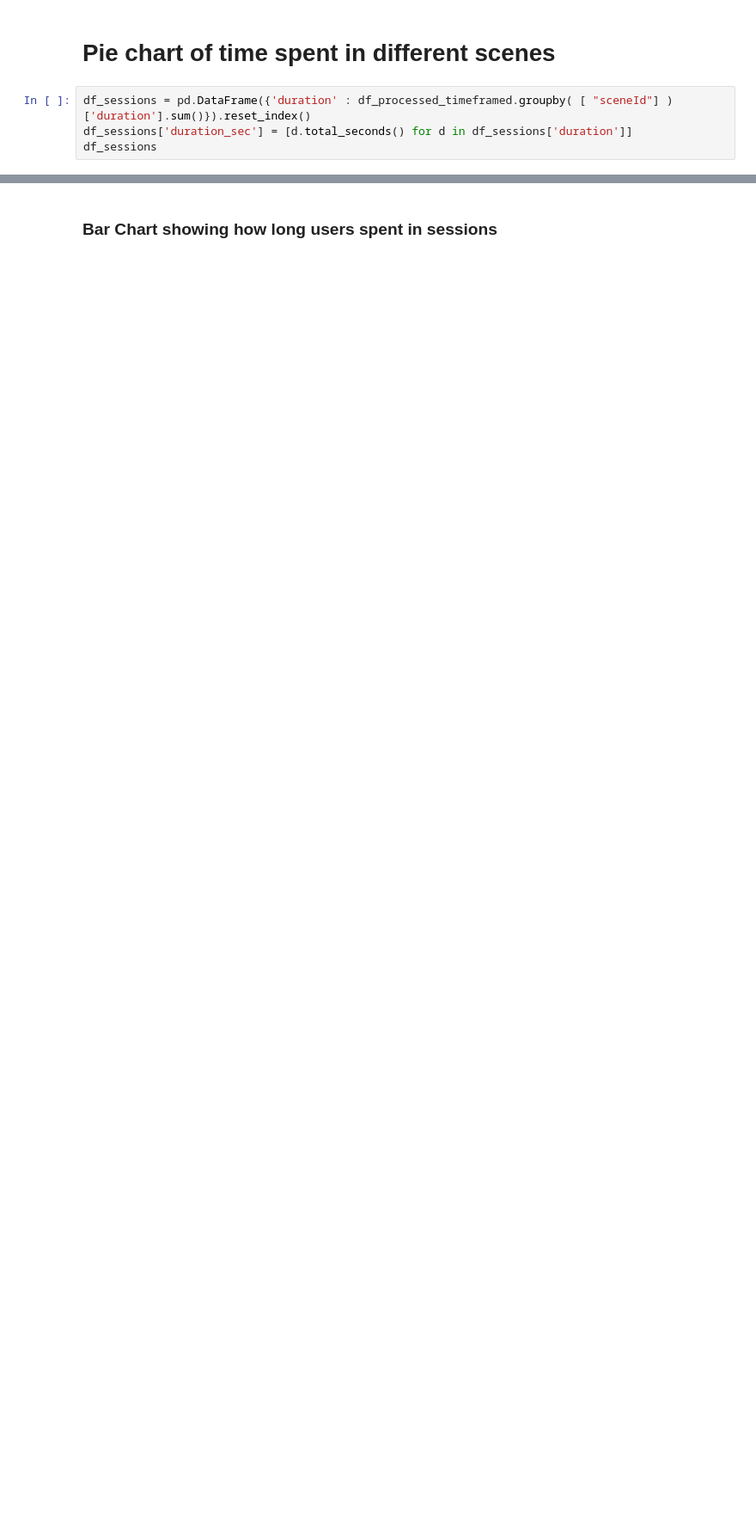
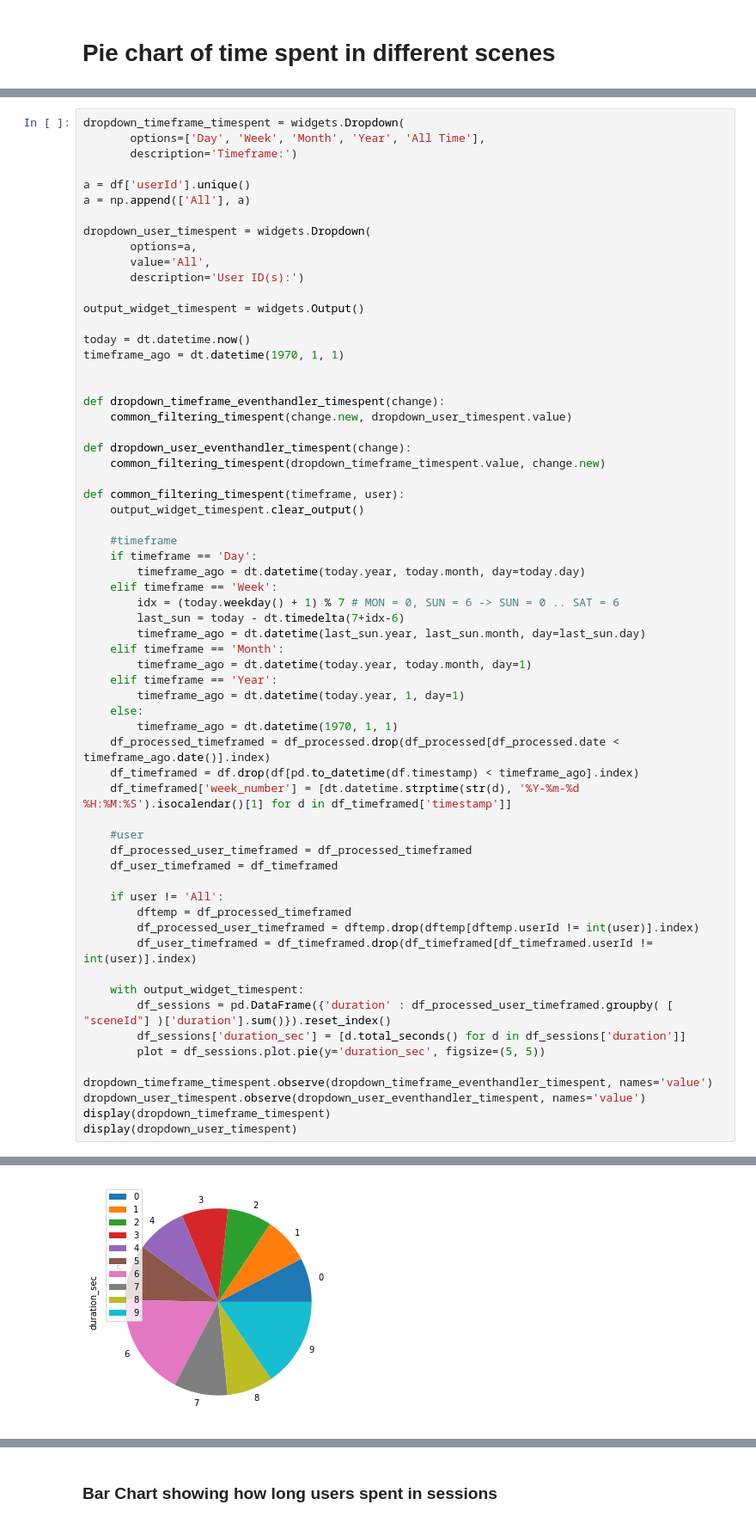
Before and after one commit to donutboy929/tictactAI, a Jupyter notebook: jupyter/visualise-a28-metrics/visualiser.ipynb, the cells around one changed output, grey strips where cells are left out. Shown at 86% size. Saved outputs shown, nothing was run; the diff lists cells and outputs as text; blank space fills up the shorter version.

Commit message:
feat: beautify notebook with dropdown menus for each graph to select timeframe and user to filter

```diff
--- a/jupyter/visualise-a28-metrics/visualiser.ipynb
+++ b/jupyter/visualise-a28-metrics/visualiser.ipynb
@@ -169,6 +227,2 @@ plt.show()
 # %% [markdown]
 # Pie chart of time spent in different scenes
-# %%
-df_sessions = pd.DataFrame({'duration' : df_processed_timeframed.groupby( [ "sceneId"] )['duration'].sum()}).reset_index()
-df_sessions['duration_sec'] = [d.total_seconds() for d in df_sessions['duration']]
-df_sessions
@@ -184,0 +229,64 @@ plot = df_sessions.plot.pie(y='duration_sec', figsize=(5, 5))
+# %%
+dropdown_timeframe_timespent = widgets.Dropdown(
+       options=['Day', 'Week', 'Month', 'Year', 'All Time'],
+       description='Timeframe:')
+
+a = df['userId'].unique()
+a = np.append(['All'], a)
+
+dropdown_user_timespent = widgets.Dropdown(
+       options=a,
+       value='All',
+       description='User ID(s):')
+
+output_widget_timespent = widgets.Output()
+
+today = dt.datetime.now()
+timeframe_ago = dt.datetime(1970, 1, 1)
+
+
+def dropdown_timeframe_eventhandler_timespent(change):
+    common_filtering_timespent(change.new, dropdown_user_timespent.value)
+
+def dropdown_user_eventhandler_timespent(change):
+    common_filtering_timespent(dropdown_timeframe_timespent.value, change.new)
+
+def common_filtering_timespent(timeframe, user):
+    output_widget_timespent.clear_output()
+
+    #timeframe
+    if timeframe == 'Day':
+        timeframe_ago = dt.datetime(today.year, today.month, day=today.day)
+    elif timeframe == 'Week':
+        idx = (today.weekday() + 1) % 7 # MON = 0, SUN = 6 -> SUN = 0 .. SAT = 6
+        last_sun = today - dt.timedelta(7+idx-6)
+        timeframe_ago = dt.datetime(last_sun.year, last_sun.month, day=last_sun.day)
+    elif timeframe == 'Month':
+        timeframe_ago = dt.datetime(today.year, today.month, day=1)
+    elif timeframe == 'Year':
+        timeframe_ago = dt.datetime(today.year, 1, day=1)
+    else:
+        timeframe_ago = dt.datetime(1970, 1, 1)
+    df_processed_timeframed = df_processed.drop(df_processed[df_processed.date < timeframe_ago.date()].index)
+    df_timeframed = df.drop(df[pd.to_datetime(df.timestamp) < timeframe_ago].index)
+    df_timeframed['week_number'] = [dt.datetime.strptime(str(d), '%Y-%m-%d %H:%M:%S').isocalendar()[1] for d in df_timeframed['timestamp']]
+
+    #user
+    df_processed_user_timeframed = df_processed_timeframed
+    df_user_timeframed = df_timeframed
+
+    if user != 'All':
+        dftemp = df_processed_timeframed
+        df_processed_user_timeframed = dftemp.drop(dftemp[dftemp.userId != int(user)].index)
+        df_user_timeframed = df_timeframed.drop(df_timeframed[df_timeframed.userId != int(user)].index)
+
+    with output_widget_timespent:
+        df_sessions = pd.DataFrame({'duration' : df_processed_user_timeframed.groupby( [ "sceneId"] )['duration'].sum()}).reset_index()
+        df_sessions['duration_sec'] = [d.total_seconds() for d in df_sessions['duration']]
+        plot = df_sessions.plot.pie(y='duration_sec', figsize=(5, 5))
+
+dropdown_timeframe_timespent.observe(dropdown_timeframe_eventhandler_timespent, names='value')
+dropdown_user_timespent.observe(dropdown_user_eventhandler_timespent, names='value')
+display(dropdown_timeframe_timespent)
+display(dropdown_user_timespent)
+# %% [output]
@@ -184,0 +295 @@ plot = df_sessions.plot.pie(y='duration_sec', figsize=(5, 5))
+[figure, added]
```
Also changed, not shown: parts of 50 cells of this notebook, 2 other files.
